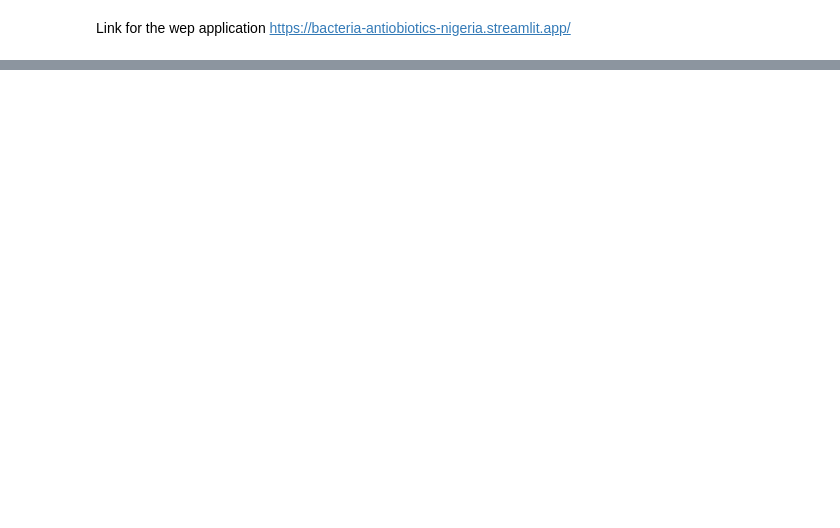
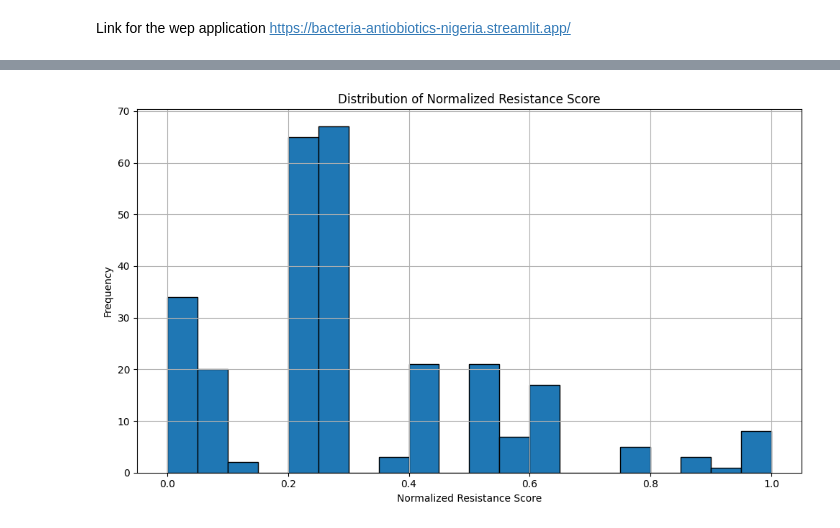
Before and after one commit to anfasahammed/antibiotic-resistance-prediction, a Jupyter notebook: nigeria.ipynb, the cells around one changed output, grey strips where cells are left out. Saved outputs shown, nothing was run; the diff lists cells and outputs as text; code cells hidden in the pictures; blank space fills up the shorter version.

```diff
--- a/nigeria.ipynb
+++ b/nigeria.ipynb
@@ -372,0 +397,14 @@ RandomForest      0.461818   0.454243  0.472988  0.441243
+# %%
+df_encoded.drop(columns=['Resistance_Level'], inplace=True)
+# %%
+df_encoded['resistance_score_normalized'] = df_encoded['resistance_score_normalized'].round(2)
+# %%
+plt.figure(figsize=(10, 6))
+df_encoded['resistance_score_normalized'].hist(bins=20, edgecolor='black')
+plt.title("Distribution of Normalized Resistance Score")
+plt.xlabel("Normalized Resistance Score")
+plt.ylabel("Frequency")
+plt.tight_layout()
+plt.show()
+# %% [output]
+[figure, added]
```
Also changed, not shown: parts of 28 cells of this notebook, 18 other files.
